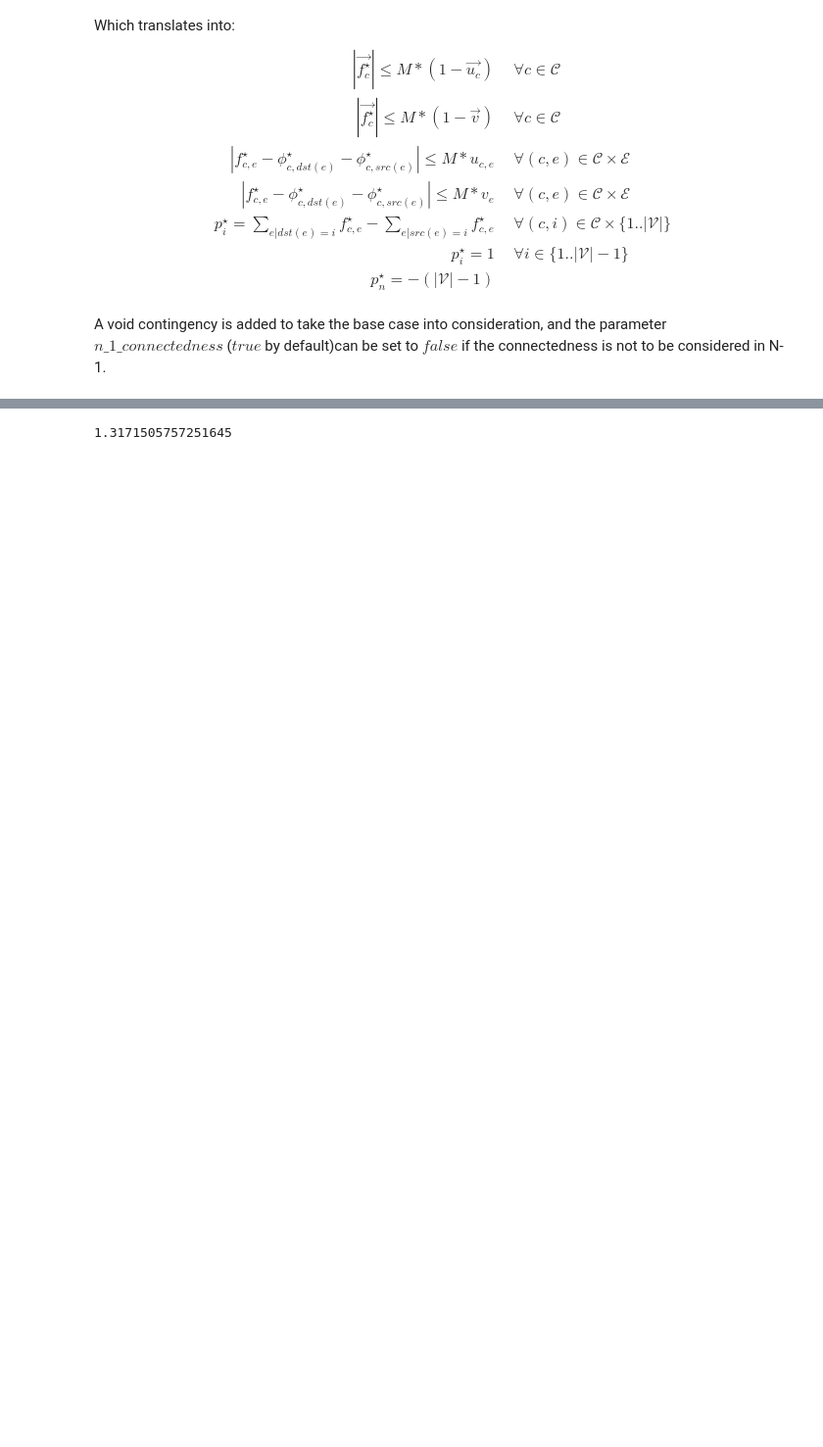
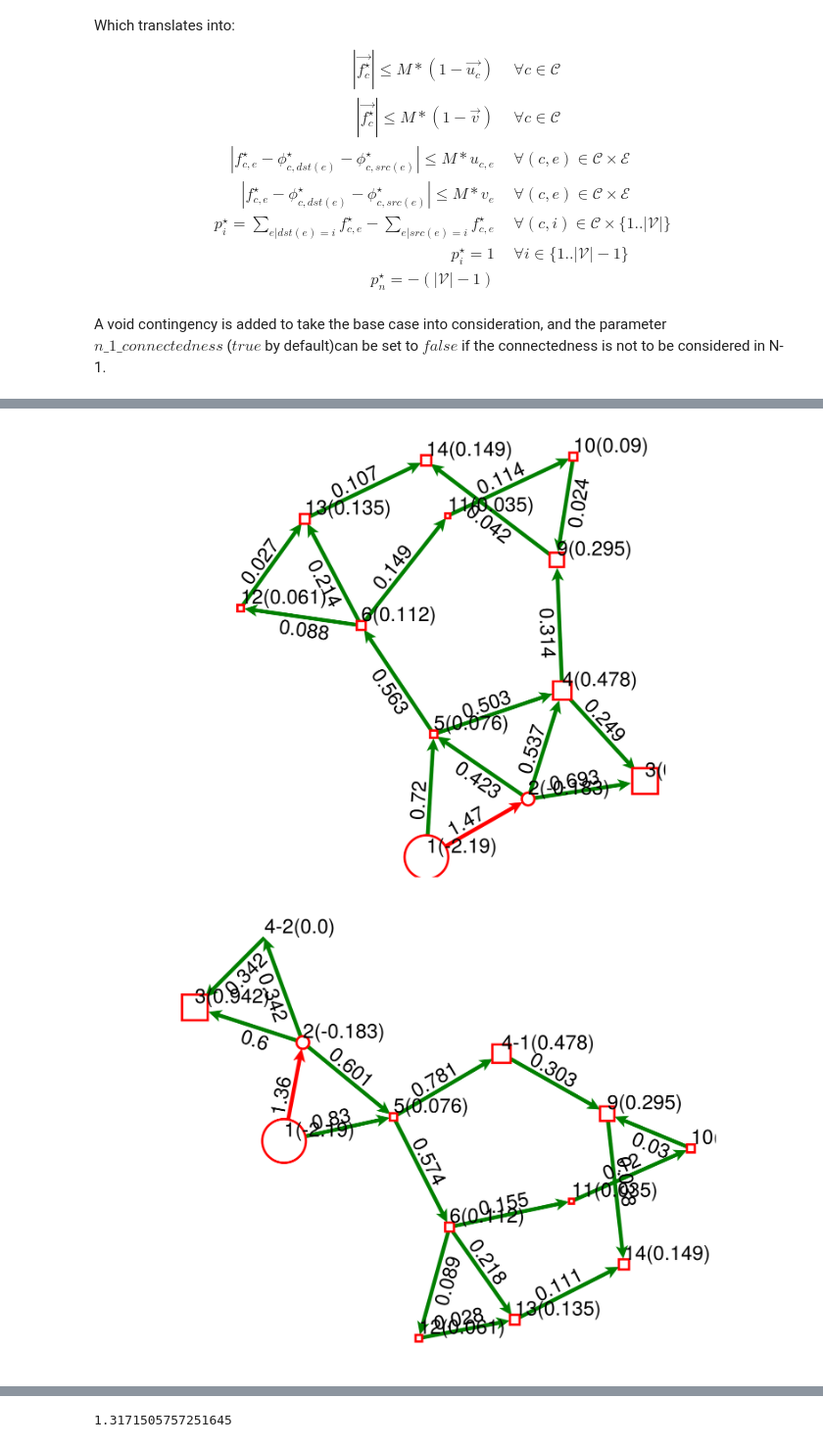
Before and after one commit to BenoitJeanson/topo_sandbox, a Jupyter notebook: Simons_approach.ipynb, the cells around one changed output, grey strips where cells are left out. Shown at 98% size. Saved outputs shown, nothing was run; the diff lists cells and outputs as text; code cells hidden in the pictures; blank space fills up the shorter version.

```diff
--- a/Simons_approach.ipynb
+++ b/Simons_approach.ipynb
@@ -49,8 +55,8 @@ e_index_for(g::MetaGraph, e::Graphs.SimpleEdge) = g[label_for(g,src(e)), label_f
 # %% [output]
 e_index_for (generic function with 1 method)
 # %%
-function add_subBus(g, busconfs::Vector{BusConf})
-    h=copy(g)
+function add_subBus(g::MetaGraph, busconfs::Vector{BusConf})
+    h=deepcopy(g)
     e_labels = collect(edge_labels(h))
     for bc in busconfs
         bc_bus_label = label_for(g, bc.bus)
@@ -508 +629,14 @@ end
+# %%
+bc = [BusConf(10,
+[SubBus(0.478 , [13, 14]),
+ SubBus(0    , [9, 12]) ])]
+g = create_case()
+h = add_subBus(create_case(), bc)
+dc_flow!(g)
+dc_flow!(h)
+draw(g, digits = 3)
+draw(h, digits = 3);
+# %% [output]
+[figure, added]
+[figure, added]
 # %%
```
Also changed, not shown: parts of 38 cells of this notebook, 2 other files.
